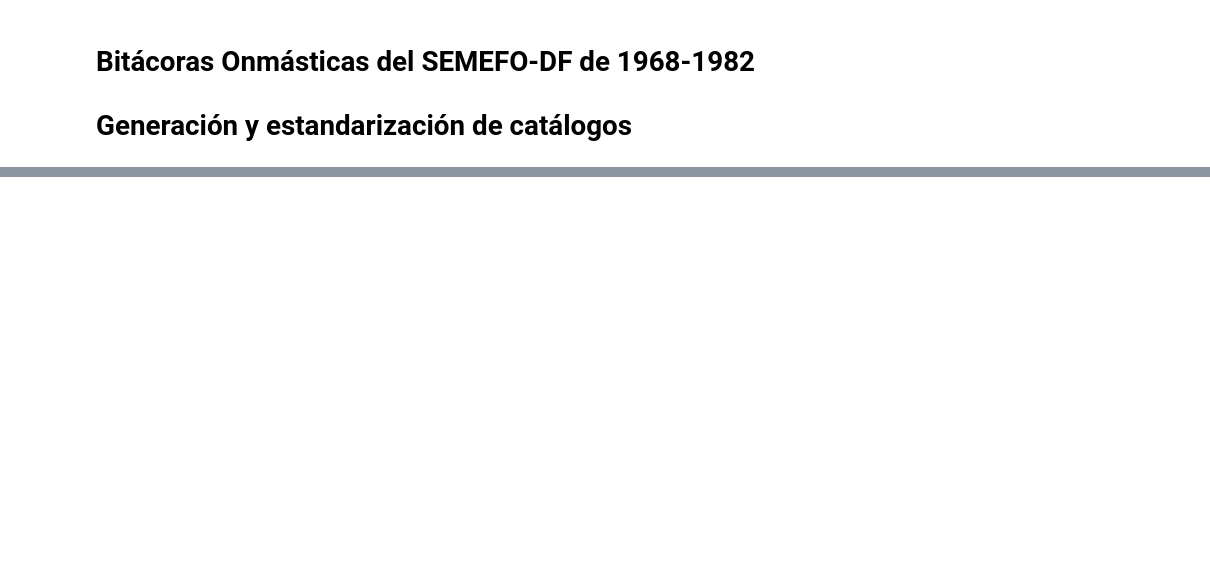
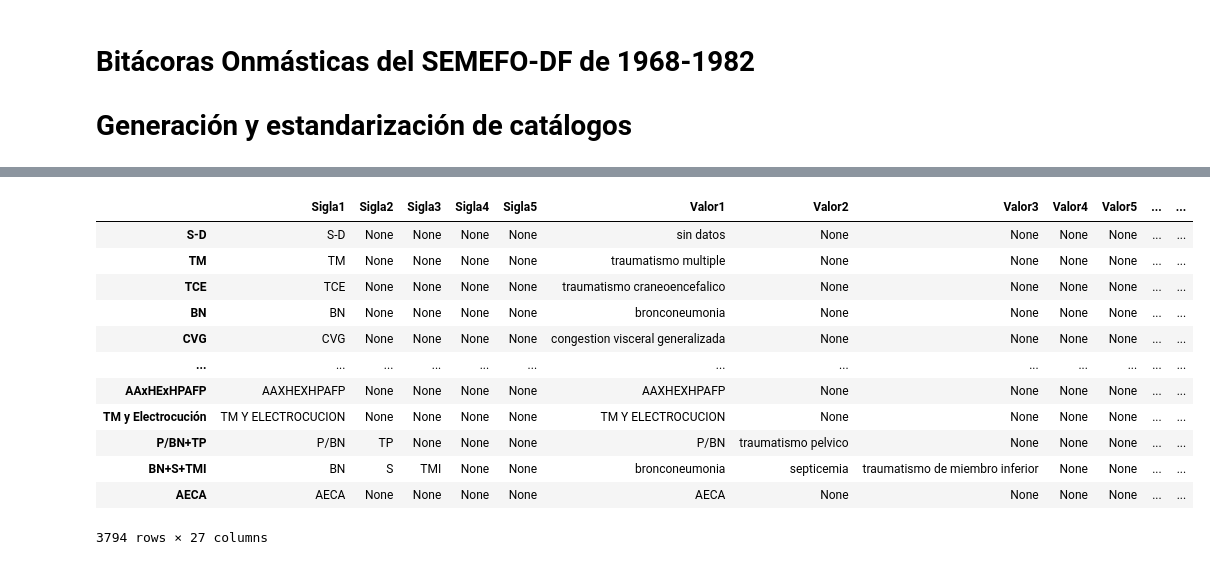
Before and after one commit to mar-esther23/SEMEFO_busqueda, a Jupyter notebook: BO_catalogos.ipynb, the cells around one changed output, grey strips where cells are left out. Drawn from its saved outputs; the diff is of its cells as text; code cells hidden in the pictures; blank space fills up the shorter version.

Commit message:
Generación de catálogos. A futuro usa directo los resultados en archivo

```diff
--- a/BO_catalogos.ipynb
+++ b/BO_catalogos.ipynb
@@ -124,0 +174,5 @@ cat_raw['Sexo']
+# %%
+f_diagnostico = "data_raw/Catálogo_Diagnóstico_simplificado.csv"
+cat_dia = pd.read_csv(f_diagnostico)
+cat_dia = {k:v for k,v in zip(cat_dia['Data'],cat_dia['Valor'])}
+cat_dia
@@ -124,0 +197,27 @@ cat_raw['Sexo']
+# %%
+score_dia = pd.DataFrame([d.split('+') for d in cat_raw['Diagnostico'].index ])
+score_dia.columns = ['Sigla1','Sigla2','Sigla3','Sigla4','Sigla5',]
+score_dia.index = cat_raw['Diagnostico'].index
+score_dia = score_dia.applymap(simplify_string)
+
+for col in score_dia.columns:
+    score_dia[col.replace('Sigla','Valor')] = score_dia[col].replace(cat_dia)
+score_dia['Valor'] = score_dia[['Valor1','Valor2','Valor3','Valor4','Valor5']] \
+                     .apply(lambda l: ' + '.join([s for s in l if type(s)==str]), axis=1 )
+
+score_dia = pd.concat( [score_dia,cat_raw['Diagnostico']], axis=1 )
+score_dia
+# %% [output]
+|  | Sigla1 | Sigla2 | Sigla3 | Sigla4 | Sigla5 | Valor1 | Valor2 | Valor3 | Valor4 | Valor5 | ... | ... |
+| S-D | S-D | None | None | None | None | sin datos | None | None | None | None | ... | ... |
+| TM | TM | None | None | None | None | traumatismo multiple | None | None | None | None | ... | ... |
+| TCE | TCE | None | None | None | None | traumatismo craneoencefalico | None | None | None | None | ... | ... |
+| BN | BN | None | None | None | None | bronconeumonia | None | None | None | None | ... | ... |
+| CVG | CVG | None | None | None | None | congestion visceral generalizada | None | None | None | None | ... | ... |
+| ... | ... | ... | ... | ... | ... | ... | ... | ... | ... | ... | ... | ... |
+| AAxHExHPAFP | AAXHEXHPAFP | None | None | None | None | AAXHEXHPAFP | None | None | None | None | ... | ... |
+| TM y Electrocución | TM Y ELECTROCUCION | None | None | None | None | TM Y ELECTROCUCION | None | None | None | None | ... | ... |
+| P/BN+TP | P/BN | TP | None | None | None | P/BN | traumatismo pelvico | None | None | None | ... | ... |
+| BN+S+TMI | BN | S | TMI | None | None | bronconeumonia | septicemia | traumatismo de miembro inferior | None | None | ... | ... |
+| AECA | AECA | None | None | None | None | AECA | None | None | None | None | ... | ... |
+3794 rows × 27 columns
```
Also changed, not shown: parts of 18 cells of this notebook, 2 other files.
